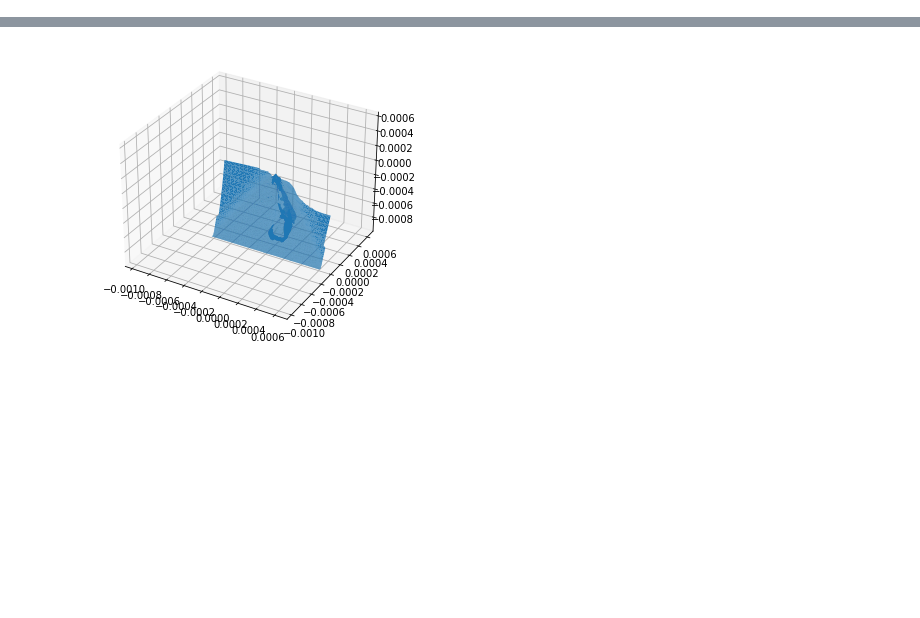
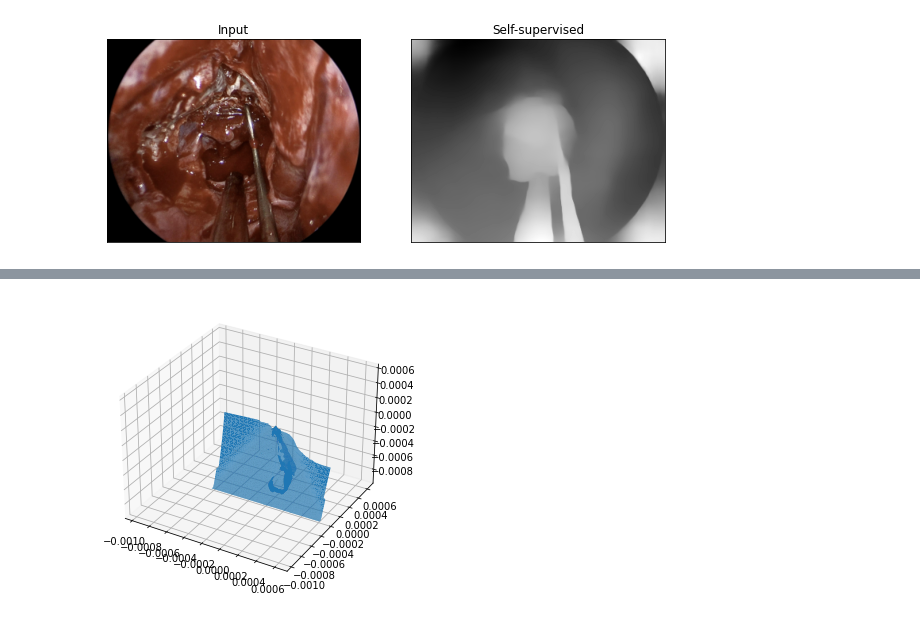
Before and after one commit to mobarakol/computer_vision_tutorial, a Jupyter notebook: 3D_reconstruction_depth_pose_kitti.ipynb, the cells around one changed output, grey strips where cells are left out. Drawn from its saved outputs; the diff is of its cells as text; code cells hidden in the pictures; blank space fills up the shorter version.

```diff
--- a/3D_reconstruction_depth_pose_kitti.ipynb
+++ b/3D_reconstruction_depth_pose_kitti.ipynb
@@ -38,0 +136,40 @@ plt.imshow(Image.open("/content/monodepth2/assets/test_image_disp.jpeg")), plt.s
+# %%
+import PIL.Image as pil
+import matplotlib as mpl
+import matplotlib.cm as cm
+
+i = 7
+image_raw = transforms.ToPILImage()(dataset_test[i])#[None]
+image = image_raw.resize((800, int(800 * image_raw.size[1] / image_raw.size[0])), Image.LANCZOS)# Image.Resampling.LANCZOS)
+# depth_raw = transforms.ToPILImage()(dataset_test[0][1])#[None]
+# depth_gt = depth_raw.resize((800, int(800 * image_raw.size[1] / image_raw.size[0])), Image.LANCZOS)# Image.Resampling.LANCZOS)
+encoding = feature_extractor(image, return_tensors="pt")
+with torch.no_grad():
+    outputs = depth_estimation(**encoding)
+    # print(outputs.__dict__.keys())#['loss', 'predicted_depth', 'hidden_states', 'attentions']
+    predicted_depth = outputs.predicted_depth
+    prediction = torch.nn.functional.interpolate(
+        predicted_depth.unsqueeze(1),
+        size=image_raw.size[::-1],
+        mode="bicubic",
+        align_corners=False,
+    ).squeeze()
+output = prediction.cpu().numpy()
+
+num_img = 2
+fig, ax = plt.subplots(1, num_img, figsize=(5*num_img,5), subplot_kw=dict(xticks=[],yticks=[]))
+ax[0].imshow(dataset_test[i].permute(1,2,0))
+ax[0].set_title('Input')
+ax[1].imshow(output, cmap='gray')
+ax[1].set_title('Self-supervised');
+
+vmax = np.percentile(output, 95)
+normalizer = mpl.colors.Normalize(vmin=output.min(), vmax=vmax)
+mapper = cm.ScalarMappable(norm=normalizer, cmap='magma')
+colormapped_im = (mapper.to_rgba(output)[:, :, :3] * 255).astype(np.uint8)
+im = pil.fromarray(colormapped_im)
+
+name_dest_im = os.path.join('disp', "{}_disp.jpeg".format(os.path.basename(path_test[i]).split('.')[0]))
+im.save(name_dest_im)
+# %% [output]
+[figure, added]
```
Also changed, not shown: parts of 9 cells of this notebook.
